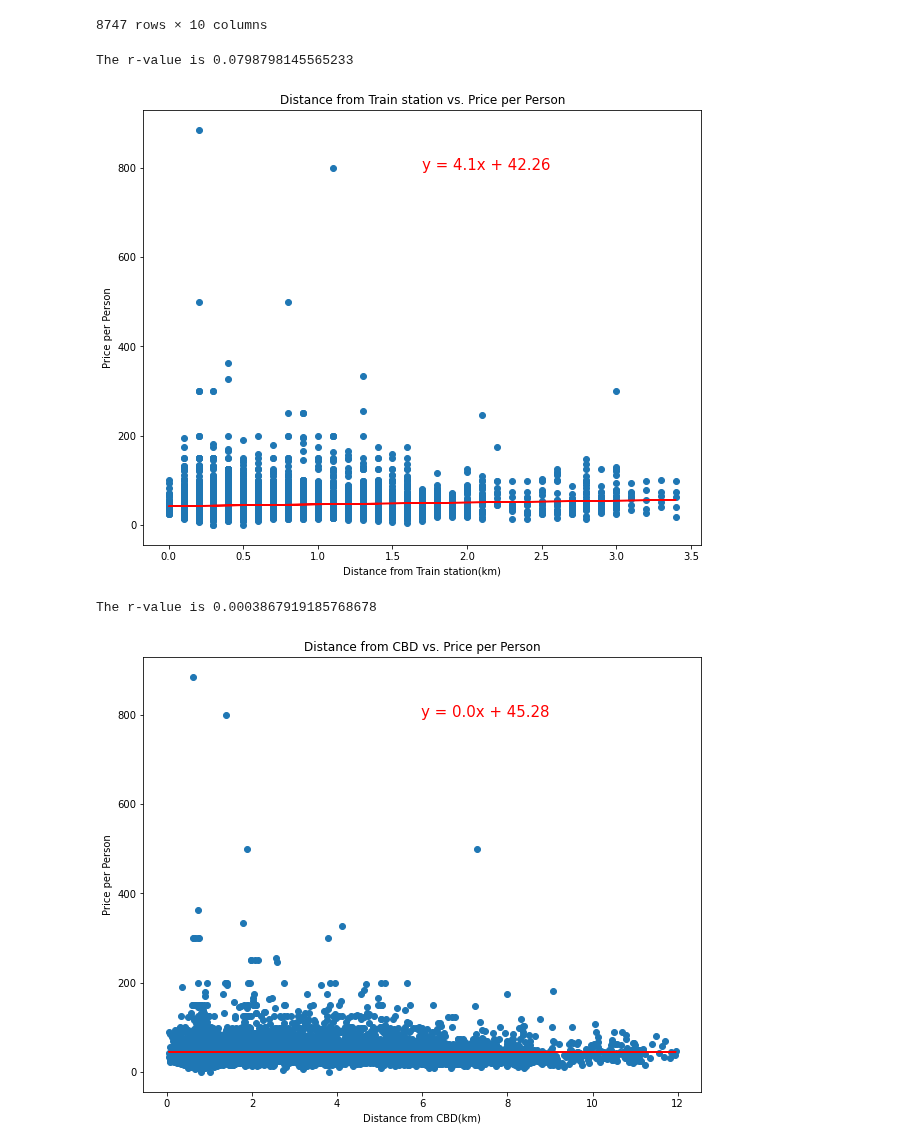
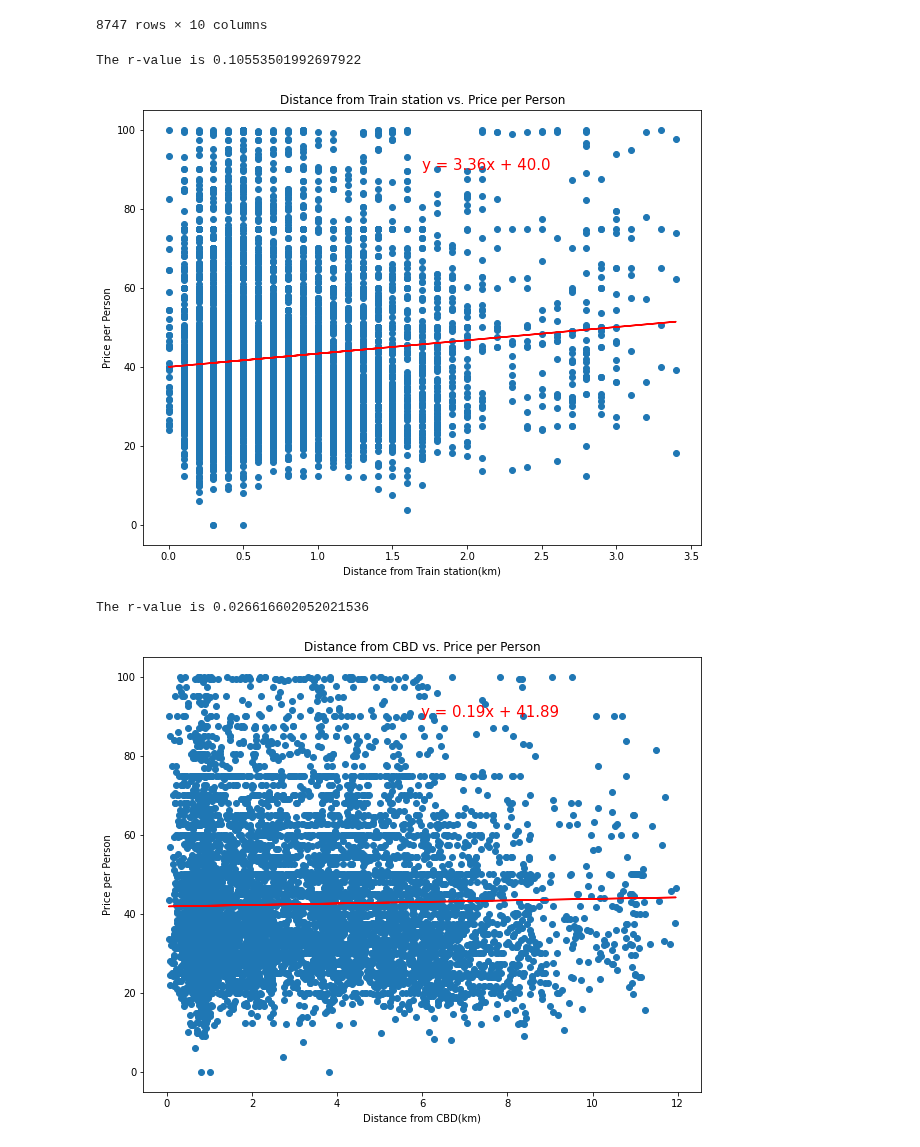
Before and after one commit to jMacProd/Project1, a Jupyter notebook: clean_data_rs/ratingsAnalysis.ipynb, the cells around one changed output. Cells and saved outputs as stored; diff of their text form; code cells hidden in the pictures.

```diff
--- a/clean_data_rs/ratingsAnalysis.ipynb
+++ b/clean_data_rs/ratingsAnalysis.ipynb
@@ -42,6 +57,7 @@ airbnb_df2
 8747 rows × 10 columns
 # %%
 airbnb_df3 = airbnb_df2.loc[(airbnb_df2['city'] == 'Melbourne')]
+pppfltr = airbnb_df2.loc[airbnb_df2['price_per_person'] <= 100]
 # %%
 def create_plot(x_values,y_values,title,x_label,y_label):
     # create scatter plot
@@ -66,22 +82,22 @@ def create_plot(x_values,y_values,title,x_label,y_label):
     plt.show()
 # %%
 # function call for Distance from Train station vs. Price per Person
-create_plot(airbnb_df2['station_distance'],
-            airbnb_df2['price_per_person'],
+create_plot(pppfltr['station_distance'],
+            pppfltr['price_per_person'],
             'Distance from Train station vs. Price per Person',
             'Distance from Train station(km)',
             'Price per Person')
 # %% [output]
-The r-value is 0.0798798145565233
+The r-value is 0.10553501992697922
-[figure, old version]
+[figure, new version]
 # %%
 # function call for Distance from Train station vs. Price per Person
-create_plot(airbnb_df2['distance_from_cbd'],
-            airbnb_df2['price_per_person'],
+create_plot(pppfltr['distance_from_cbd'],
+            pppfltr['price_per_person'],
             'Distance from CBD vs. Price per Person',
             'Distance from CBD(km)',
             'Price per Person')
 # %% [output]
-The r-value is 0.0003867919185768678
+The r-value is 0.026616602052021536
-[figure, old version]
+[figure, new version]
 # %%
```
Also changed, not shown: parts of 2 cells of this notebook.
